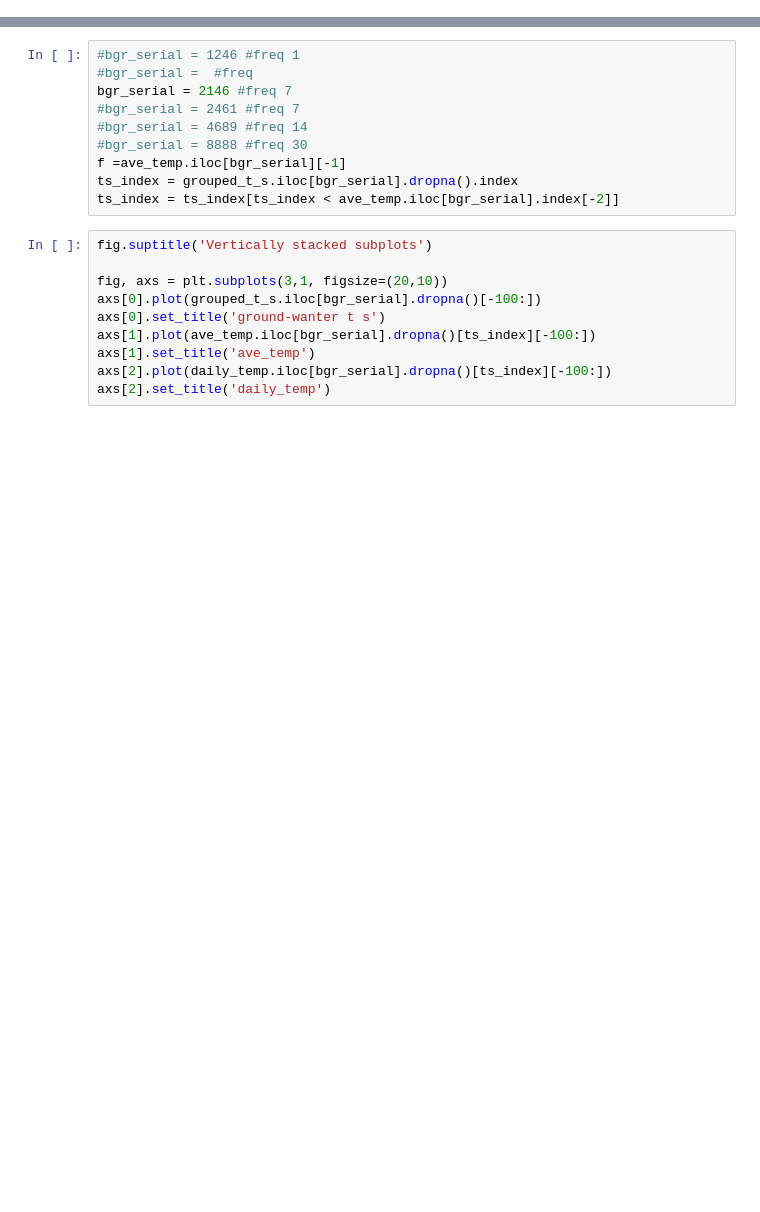
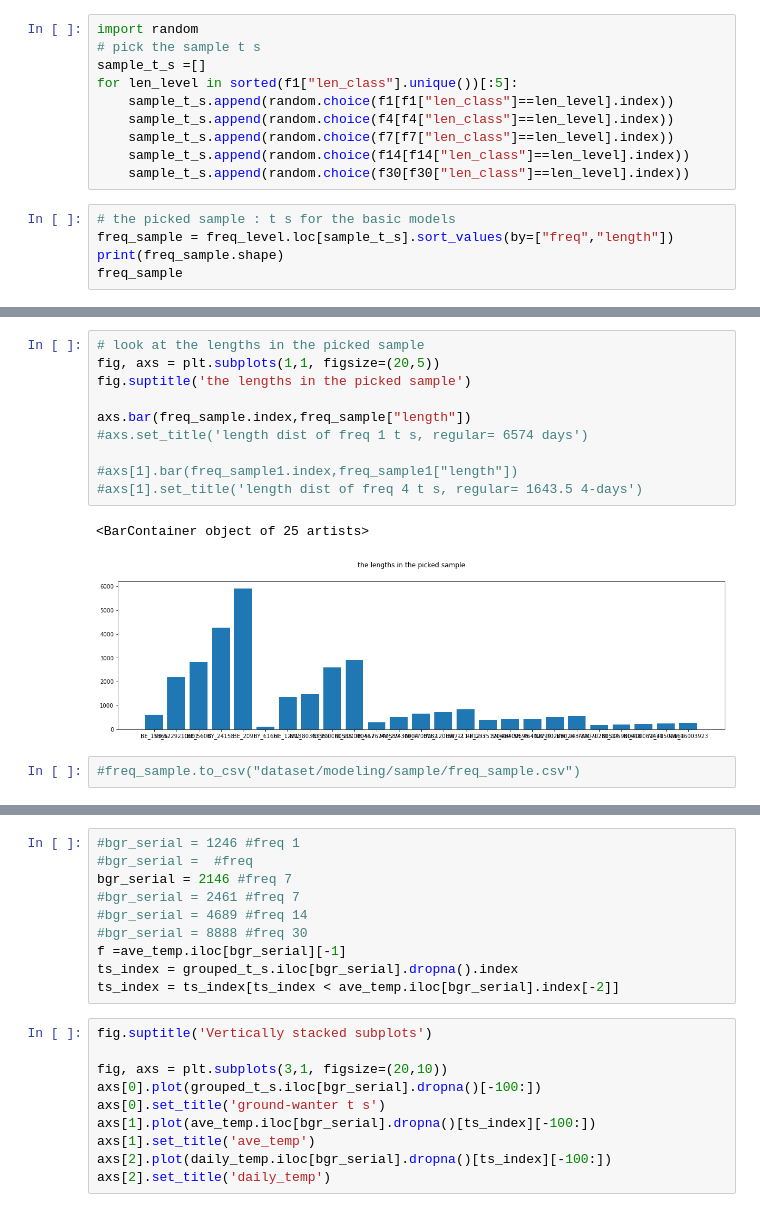
Before and after one commit to basem-AI/BGR_outlier_detection, a Jupyter notebook: modeling.ipynb, the cells around one changed output, grey strips where cells are left out. Saved outputs shown, nothing was run; the diff lists cells and outputs as text; blank space fills up the shorter version.

```diff
--- a/modeling.ipynb
+++ b/modeling.ipynb
@@ -79,0 +249,15 @@ ave_temp.head()
+# %%
+import random
+# pick the sample t s
+sample_t_s =[]
+for len_level in sorted(f1["len_class"].unique())[:5]:
+    sample_t_s.append(random.choice(f1[f1["len_class"]==len_level].index))
+    sample_t_s.append(random.choice(f4[f4["len_class"]==len_level].index))
+    sample_t_s.append(random.choice(f7[f7["len_class"]==len_level].index))
+    sample_t_s.append(random.choice(f14[f14["len_class"]==len_level].index))
+    sample_t_s.append(random.choice(f30[f30["len_class"]==len_level].index))
+# %%
+# the picked sample : t s for the basic models
+freq_sample = freq_level.loc[sample_t_s].sort_values(by=["freq","length"])
+print(freq_sample.shape)
+freq_sample
@@ -79,0 +284,15 @@ ave_temp.head()
+# %%
+# look at the lengths in the picked sample
+fig, axs = plt.subplots(1,1, figsize=(20,5))
+fig.suptitle('the lengths in the picked sample')
+
+axs.bar(freq_sample.index,freq_sample["length"])
+#axs.set_title('length dist of freq 1 t s, regular= 6574 days')
+
+#axs[1].bar(freq_sample1.index,freq_sample1["length"])
+#axs[1].set_title('length dist of freq 4 t s, regular= 1643.5 4-days')
+# %% [output]
+<BarContainer object of 25 artists>
+[figure, added]
+# %%
+#freq_sample.to_csv("dataset/modeling/sample/freq_sample.csv")
```
Also changed, not shown: parts of 35 cells of this notebook, 2 other files.
